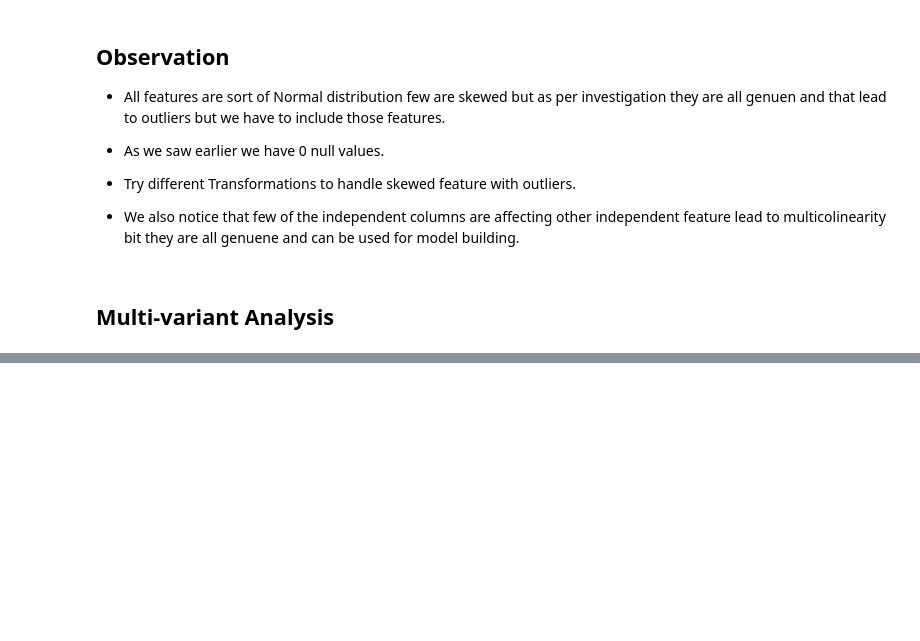
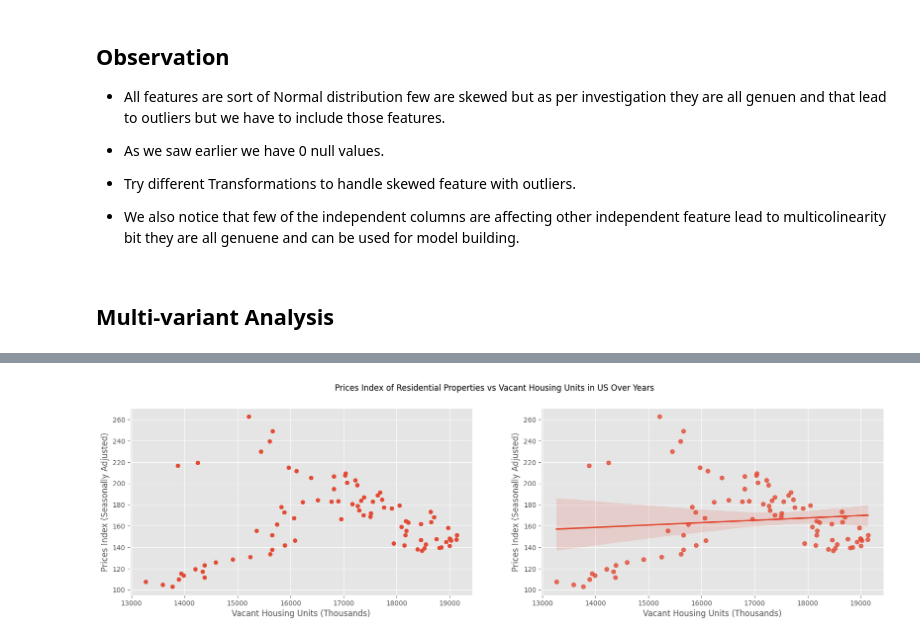
Before and after one commit to SarkarPriyanshu/USHousingMarketAnalysis, a Jupyter notebook: 02_US_Housing_Supply_Demand_Understand_Data.ipynb, the cells around one changed output, grey strips where cells are left out. Saved outputs shown, nothing was run; the diff lists cells and outputs as text; code cells hidden in the pictures; blank space fills up the shorter version.

```diff
--- a/02_US_Housing_Supply_Demand_Understand_Data.ipynb
+++ b/02_US_Housing_Supply_Demand_Understand_Data.ipynb
@@ -668,0 +675,13 @@ df.reset_index()
+# %%
+fig,ax = plt.subplots(1,2,figsize=(20,5))
+fig.suptitle('Prices Index of Residential Properties vs Vacant Housing Units in US Over Years')
+ax[0].scatter(df['EVACANTUSQ176N'], df['CSUSHPISA'])
+ax[0].set_xlabel('Vacant Housing Units (Thousands)')
+ax[0].set_ylabel('Prices Index (Seasonally Adjusted)')
+
+sns.regplot(data=df,x=df['EVACANTUSQ176N'],y=df['CSUSHPISA'],ax=ax[1])
+ax[1].set_xlabel('Vacant Housing Units (Thousands)')
+ax[1].set_ylabel('Prices Index (Seasonally Adjusted)')
+plt.show()
+# %% [output]
+[figure, added]
```
Also changed, not shown: parts of 21 cells of this notebook.
